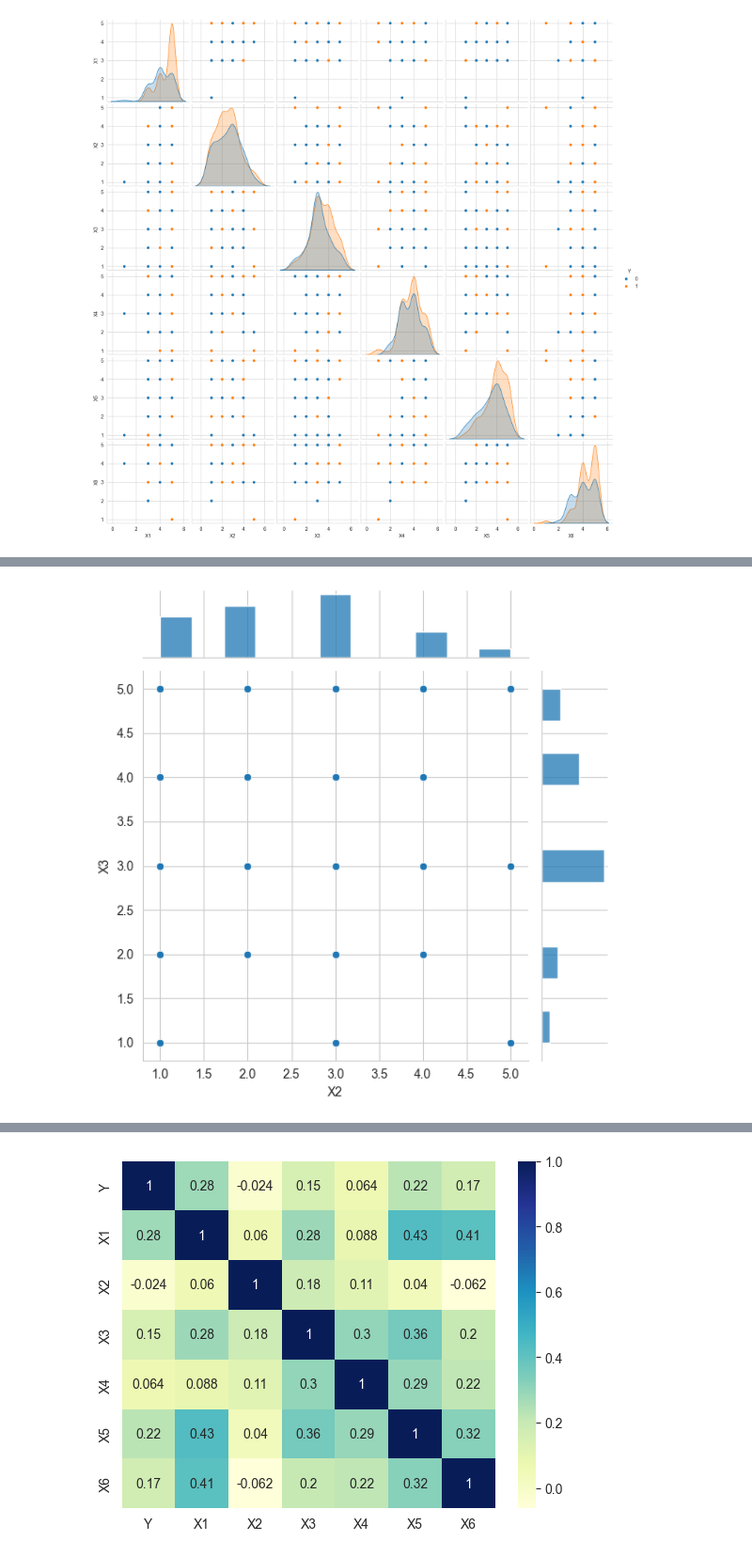
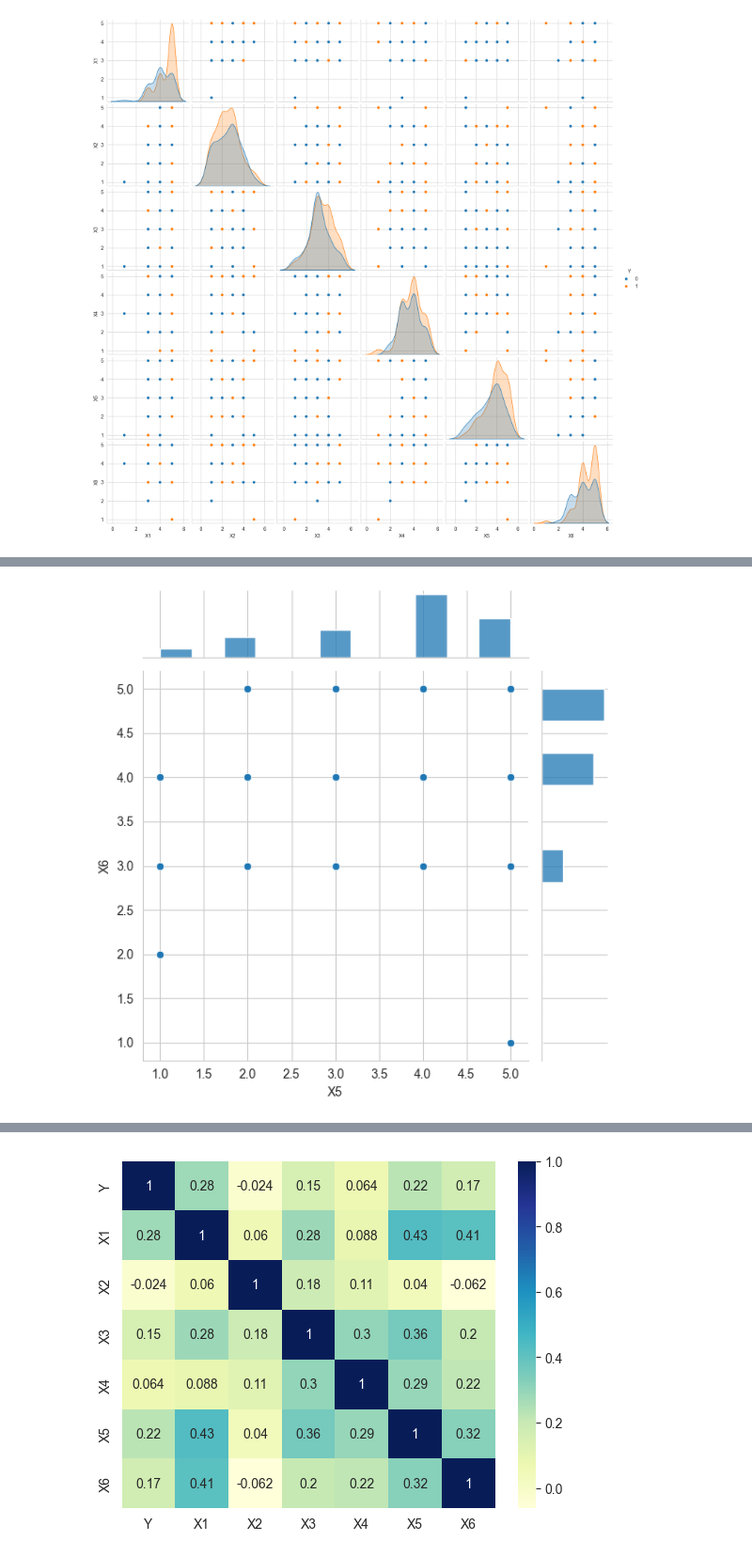
Before and after one commit to pranav-netizen/GzHmM9Jpdpfq0fdG, a Jupyter notebook: first-project-apziva.ipynb, the cells around one changed output, grey strips where cells are left out. Shown at 94% size. Saved outputs shown, nothing was run; the diff lists cells and outputs as text; code cells hidden in the pictures.

```diff
--- a/first-project-apziva.ipynb
+++ b/first-project-apziva.ipynb
@@ -138,5 +143,5 @@ The scatter plots suggest that is no coherent relationship between any two predi
 # %%
-sns.jointplot(x='X2', y='X3', data=data, kind='scatter')
+sns.jointplot(x='X5', y='X6', data=data, kind='scatter')
 plt.show()
 # %% [output]
-[figure, old version]
+[figure, new version]
```
Also changed, not shown: parts of 87 cells of this notebook.
